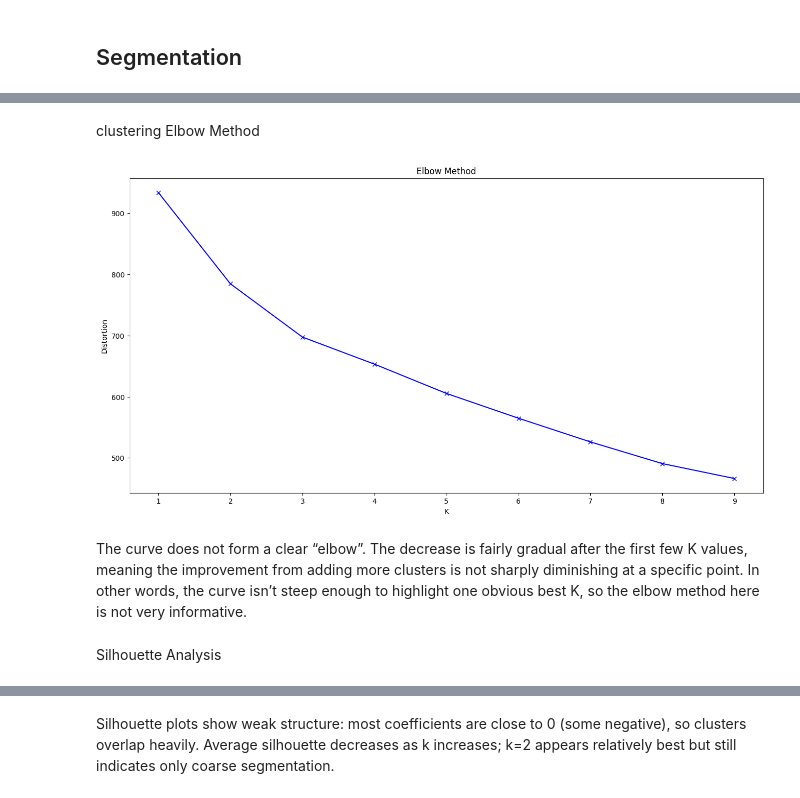
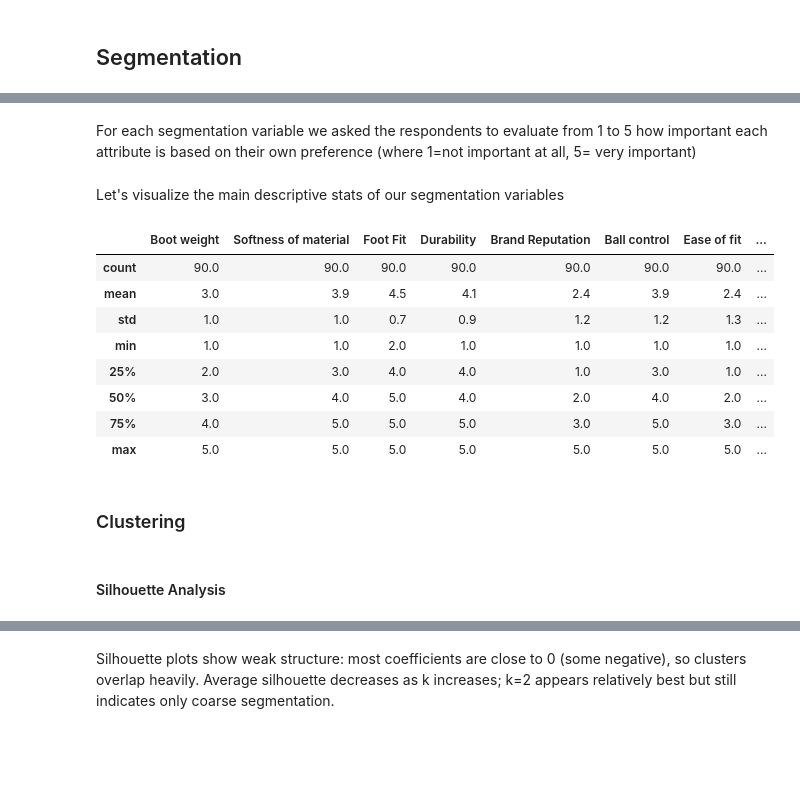
Before and after one commit to FraSeb6/Maketing_analysis, a Jupyter notebook: Marketing_project_Group_2.ipynb, the cells around one changed output, grey strips where cells are left out. Drawn from its saved outputs; the diff is of its cells as text; code cells hidden in the pictures; blank space fills up the shorter version.

Commit message:
updated with new comments till "classification" in segmentation

```diff
--- a/Marketing_project_Group_2.ipynb
+++ b/Marketing_project_Group_2.ipynb
@@ -58,19 +66,23 @@ akuna_segmentation_data.dropna(inplace=True)
+# %% [markdown]
+For each segmentation variable we asked the respondents to evaluate from 1 to 5 how important each attribute is based on their own preference (where 1=not important at all, 5= very important)
+# %% [markdown]
+Let's visualize the main descriptive stats of our segmentation variables
+# %%
+akuna_segmentation_data.describe().style.format("{:.1f}")
+# %% [output]
+|  | Boot weight | Softness of material | Foot Fit | Durability | Brand Reputation | Ball control | Ease of fit | ... |
+| count | 90.0 | 90.0 | 90.0 | 90.0 | 90.0 | 90.0 | 90.0 | ... |
+| mean | 3.0 | 3.9 | 4.5 | 4.1 | 2.4 | 3.9 | 2.4 | ... |
+| std | 1.0 | 1.0 | 0.7 | 0.9 | 1.2 | 1.2 | 1.3 | ... |
+| min | 1.0 | 1.0 | 2.0 | 1.0 | 1.0 | 1.0 | 1.0 | ... |
+| 25% | 2.0 | 3.0 | 4.0 | 4.0 | 1.0 | 3.0 | 1.0 | ... |
+| 50% | 3.0 | 4.0 | 5.0 | 4.0 | 2.0 | 4.0 | 2.0 | ... |
+| 75% | 4.0 | 5.0 | 5.0 | 5.0 | 3.0 | 5.0 | 3.0 | ... |
+| max | 5.0 | 5.0 | 5.0 | 5.0 | 5.0 | 5.0 | 5.0 | ... |
 # %% [markdown]
-clustering
-Elbow Method
+### Clustering
-# %%
-
-distortions = [KMeans(n_clusters=K).fit(akuna_segmentation_data).inertia_ for K in range(1,10)]
-
-plt.figure(figsize=(16,8))
-plt.plot(range(1,10), distortions, 'bx-')
-plt.xlabel('K'); plt.ylabel('Distortion'); plt.title('Elbow Method');
-# %% [output]
-[figure, old version]
-# %% [markdown]
-The curve does not form a clear “elbow”. The decrease is fairly gradual after the first few K values, meaning the improvement from adding more clusters is not sharply diminishing at a specific point. In other words, the curve isn’t steep enough to highlight one obvious best K, so the elbow method here is not very informative.
 # %% [markdown]
-Silhouette Analysis
+#### Silhouette Analysis
 # %%
 X = akuna_segmentation_data.to_numpy()
 range_n_clusters = [2, 3, 4, 5]
```
Also changed, not shown: parts of 31 cells of this notebook.
